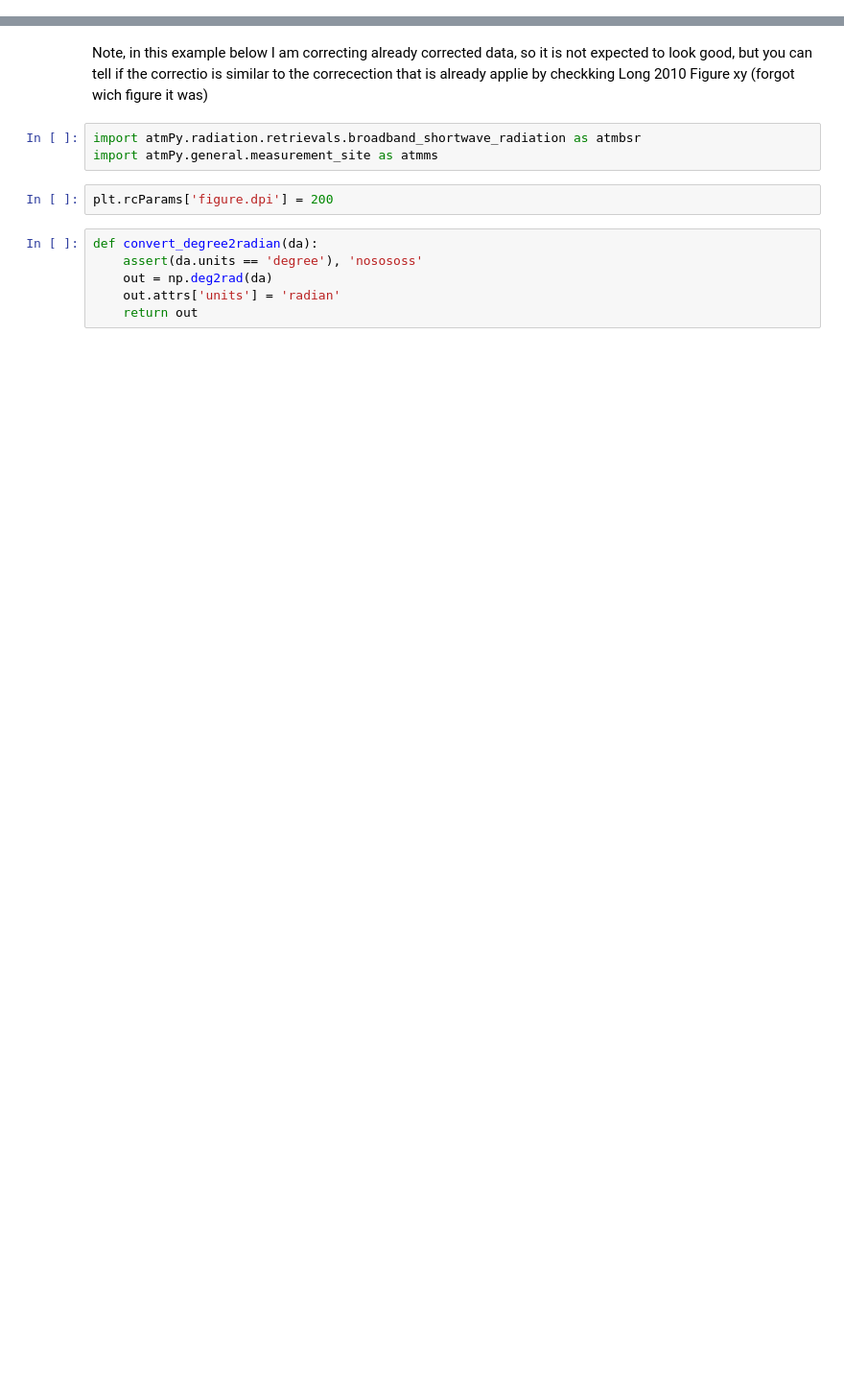
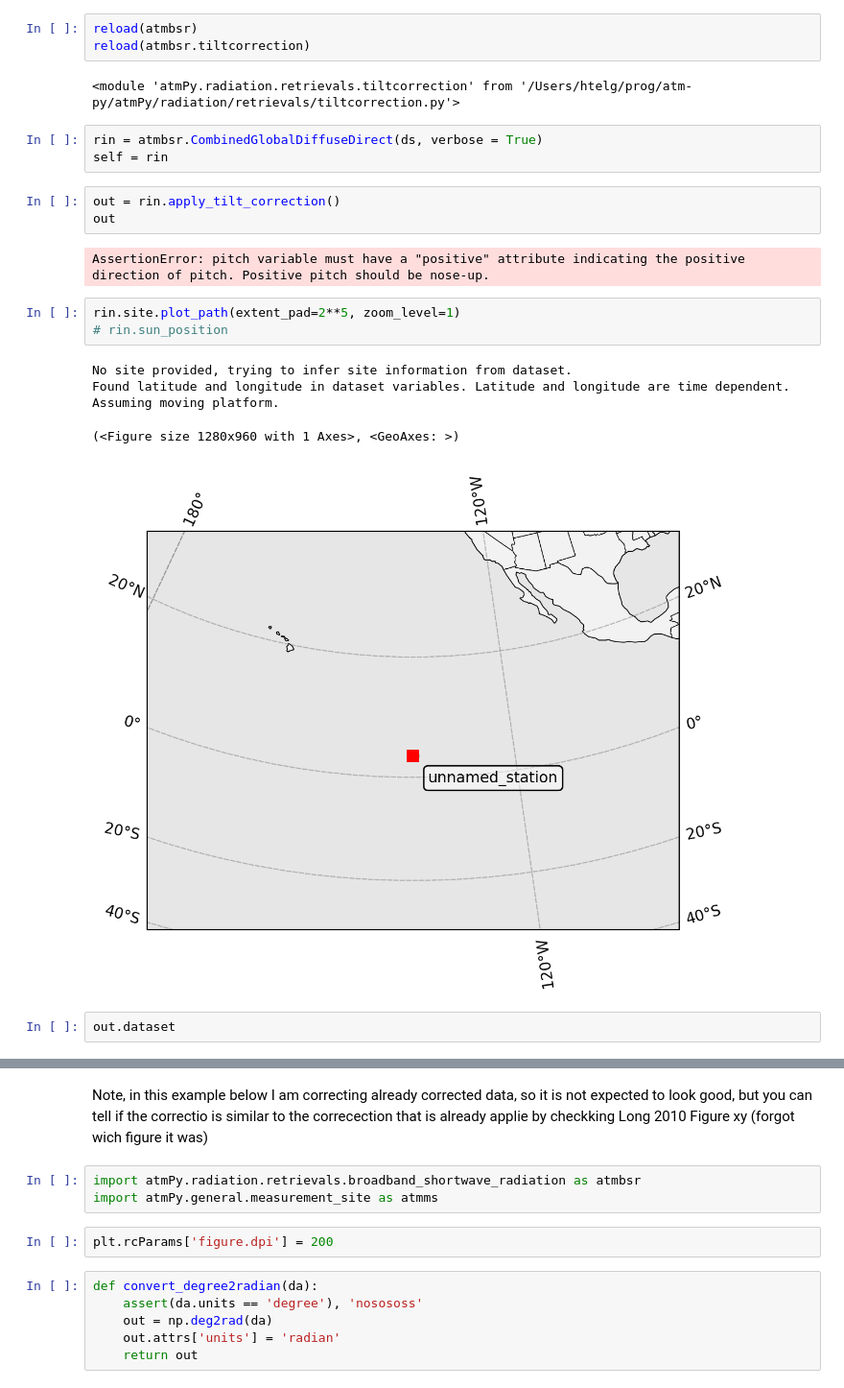
Before and after one commit to hagne/atm-py, a Jupyter notebook: examples/radiation/tilt_correction.ipynb, the cells around one changed output, grey strips where cells are left out. Shown at 96% size. Drawn from its saved outputs; the diff is of its cells as text; blank space fills up the shorter version.

Commit message:
some minor error handling

```diff
--- a/examples/radiation/tilt_correction.ipynb
+++ b/examples/radiation/tilt_correction.ipynb
@@ -0,0 +115,23 @@
+# %%
+reload(atmbsr)
+reload(atmbsr.tiltcorrection)
+# %% [output]
+<module 'atmPy.radiation.retrievals.tiltcorrection' from '/Users/htelg/prog/atm-py/atmPy/radiation/retrievals/tiltcorrection.py'>
+# %%
+rin = atmbsr.CombinedGlobalDiffuseDirect(ds, verbose = True)
+self = rin
+# %%
+out = rin.apply_tilt_correction()
+out
+# %% [output]
+AssertionError: pitch variable must have a "positive" attribute indicating the positive direction of pitch. Positive pitch should be nose-up.
+# %%
+rin.site.plot_path(extent_pad=2**5, zoom_level=1)
+# rin.sun_position
+# %% [output]
+No site provided, trying to infer site information from dataset.
+Found latitude and longitude in dataset variables. Latitude and longitude are time dependent. Assuming moving platform.
+(<Figure size 1280x960 with 1 Axes>, <GeoAxes: >)
+[figure, added]
+# %%
+out.dataset
```
Also changed, not shown: parts of 56 cells of this notebook, 2 other files.
